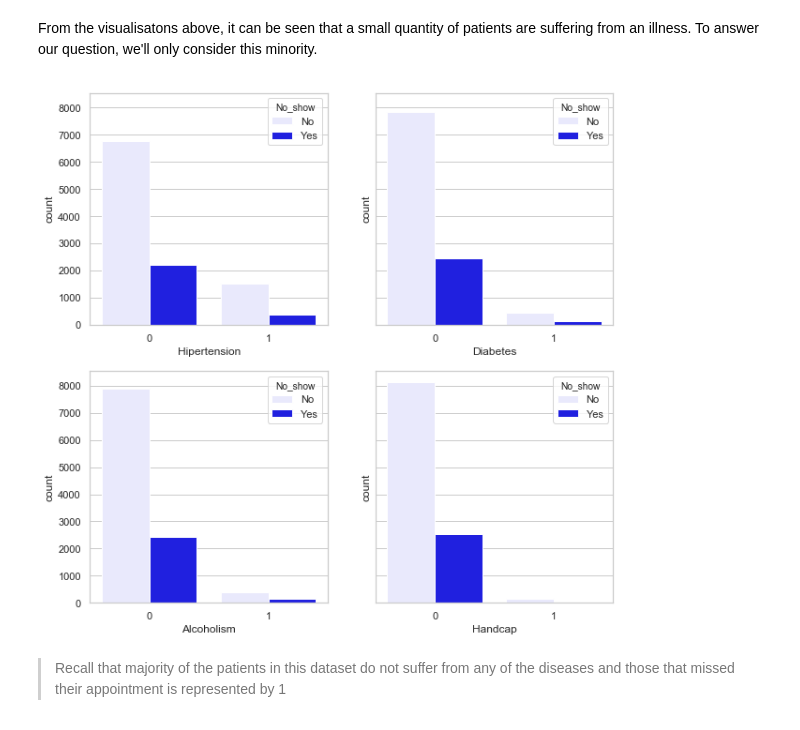
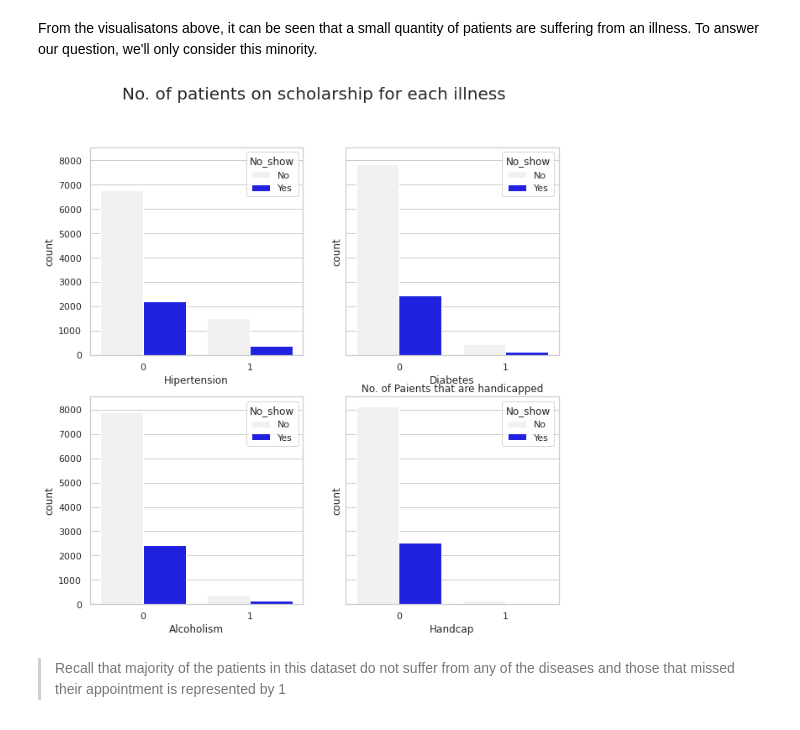
Before and after one commit to PeaceUdoka/No_show_project, a Jupyter notebook: Investigate_a_Dataset.ipynb, the cells around one changed output. Cells and saved outputs as stored; diff of their text form; code cells hidden in the pictures.

```diff
--- a/Investigate_a_Dataset.ipynb
+++ b/Investigate_a_Dataset.ipynb
@@ -242,7 +240,11 @@ The pie chart shows that a greater percentage of the patients in the dataset are
 
 To prevent bias that could occur in answering this question as a result of this huge difference, a grouped bar plot would used to compare the ratios of no-show to show for each gender.
 # %%
-# plot a grouped bar chart for gender based on no-show
-#df.groupby(["No-show","Gender"])["Gender"].hist()
-sns.countplot(x = "Gender", hue ="No_show", color = "blue", data = df);
+# create a function to plot a grouped bar chart based on no-show
+def bar_plot(x,title, axs=None):
+    sns.countplot(x = x, hue ="No_show", color = "blue", data = df, ax = axs)
+    plt.title(title)
+
+# plot a barplot of Gender based on No-show
+bar_plot("Gender", "Count of Gender based on No-show")
 # %% [output]
@@ -300,17 +308,17 @@ df["Handcap"].value_counts().plot(kind = "pie", figsize = (10,10), autopct = "%1
 From the visualisatons above, it can be seen that a small quantity of patients are suffering from an illness. To answer our question, we'll only consider this minority.
 # %%
 fig, axs = plt.subplots(2,2, sharey = True, figsize = (10,10))
-
+fig.suptitle("No. of patients on scholarship for each illness ", fontsize = 20)
 # Filter data by Scholarship to get those that are enrolled in the welfare scholarship program
 filtered = df.query("Scholarship==1", inplace=True)
 
 # then count the number of paients in each category and plot
-sns.countplot(x ="Hipertension", hue = "No_show", color = "blue", data = df, ax = axs[0,0]);
-sns.countplot(x = "Diabetes", hue = "No_show", color = "blue", data = df, ax = axs[0,1]);
-sns.countplot(x = "Alcoholism", hue = "No_show", color = "blue", data = df, ax = axs[1,0]);
-sns.countplot(x = "Handcap", hue = "No_show", color = "blue", data = df, ax = axs[1,1]);
+bar_plot("Hipertension", "No. of Paients that have Hipertension",axs[0,0]);
+bar_plot("Diabetes", "No. of Paients that have Diabetes", axs[0,1]);
+bar_plot("Alcoholism", "No. of Paients that have Alcoholism", axs[1,0]);
+bar_plot("Handcap", "No. of Paients that are handicapped", axs[1,1]);
 # %% [output]
-[figure, old version]
+[figure, new version]
 # %% [markdown]
 > Recall that majority of the patients in this dataset do not suffer from any of the diseases and those that missed their appointment is represented by 1
 # %% [markdown]
```
Also changed, not shown: parts of 8 cells of this notebook.
